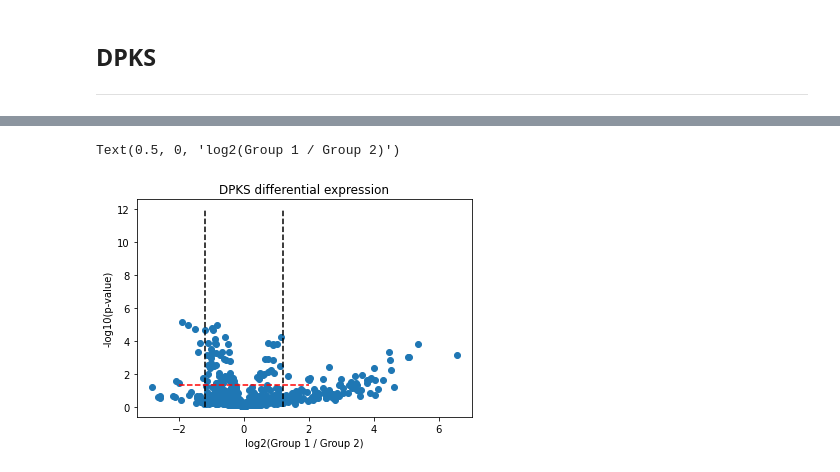
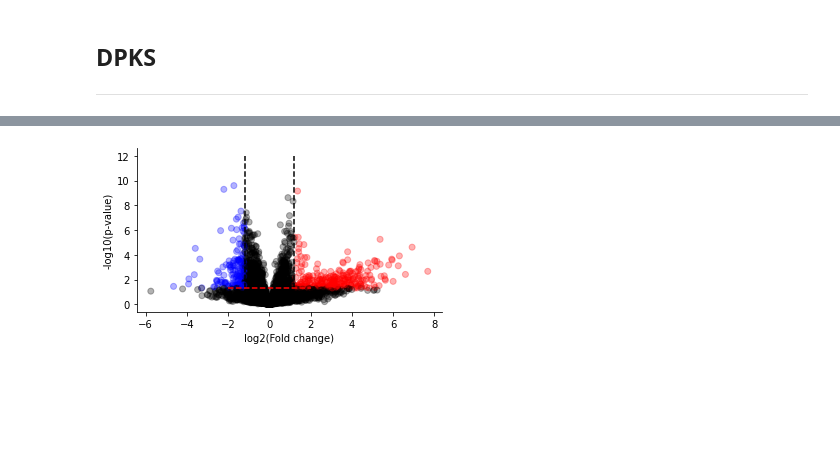
Before and after one commit to ErikHartman/sepsis-ml, a Jupyter notebook: src/general.ipynb, the cells around one changed output, grey strips where cells are left out. Cells and saved outputs as stored; diff of their text form; code cells hidden in the pictures; blank space fills up the shorter version.

```diff
--- a/src/general.ipynb
+++ b/src/general.ipynb
@@ -202,0 +246,11 @@ save_protein_list(quantified_proteins.to_df()['Protein'].values,f"{MS_DATA_PATH}
+# %%
+g = sns.histplot(compare_df['Log2FoldChange1-2'].values, color='black',alpha=0.3, linewidth=0)
+for p in range(len(g.patches)):
+    x,_ = g.patches[p].xy
+    if x < -2:
+        g.patches[p].set_facecolor('blue')
+    elif x > 2:
+        g.patches[p].set_facecolor('red')
+plt.xlabel('log2(Fold change)')
+sns.despine(top=True, right=True, left=False, bottom=False)
+plt.savefig('../plots/general/ProteinFCHistogram.jpg', dpi=300)
@@ -203,12 +259,15 @@ save_protein_list(quantified_proteins.to_df()['Protein'].values,f"{MS_DATA_PATH}
 # %%
+quant_matrix = QuantMatrix(
+    quantification_file=f"{MS_DATA_PATH}/220316_ghost_nrt_filtered.tsv",
+    design_matrix_file=f"{MS_DATA_PATH}/design_matrix_group_de_early_time_points_subtypes.tsv"
+)
 
-compare_df = quantified_proteins.compare_groups(
-    method='linregress',
-    group_a=1,
-    group_b=2,
-    min_samples_per_group = 2, # play around with this
-    level='protein',
-
-).to_df()
+compare_df = (quant_matrix.filter().normalize(method="mean", use_rt_sliding_window_filter = True)).compare_groups(
+        method='linregress',
+        group_a=1,
+        group_b=2,
+        min_samples_per_group = 2,
+        level='precursor',
+    ).to_df()
 compare_df
 # %% [output]
@@ -228,11 +287,14 @@ compare_df
 # %%
-plt.scatter(x=compare_df['Log2FoldChange1-2'], y=-1.0 * np.log10(compare_df['CorrectedPValue']))
+compare_df['logPValue'] = -1.0 * np.log10(compare_df['PValues1-2'])
+compare_df['color'] = compare_df.apply(lambda x: color_if_significant(x), axis=1)
+plt.scatter(x=compare_df['Log2FoldChange1-2'], y=compare_df['logPValue'], color=compare_df['color'].values, alpha=0.3)
 plt.vlines(1.2, ymin=0, ymax=12, color='black', linestyle='dashed')
 plt.vlines(-1.2, ymin=0, ymax=12,color='black', linestyle='dashed')
 plt.hlines(1.31, xmin=-2, xmax=2, color='red', linestyle='dashed')
-plt.title('DPKS differential expression')
 plt.ylabel('-log10(p-value)')
-plt.xlabel('log2(Group 1 / Group 2)')
+plt.xlabel('log2(Fold change)')
+sns.despine(top=True, right=True, left=False, bottom=False)
+plt.tight_layout()
+plt.savefig('../plots/general/PrecursorVolcano.jpg', dpi=300)
 # %% [output]
-Text(0.5, 0, 'log2(Group 1 / Group 2)')
-[figure, old version]
+[figure, new version]
```
Also changed, not shown: parts of 25 cells of this notebook, 15 other files.
